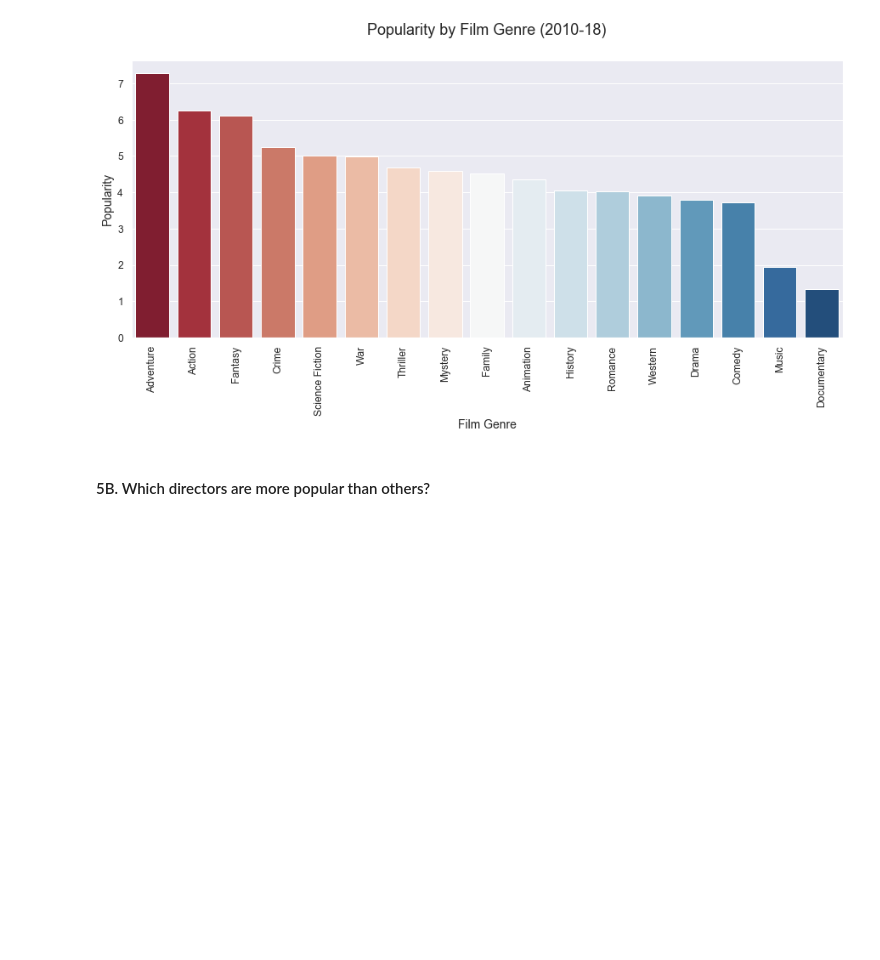
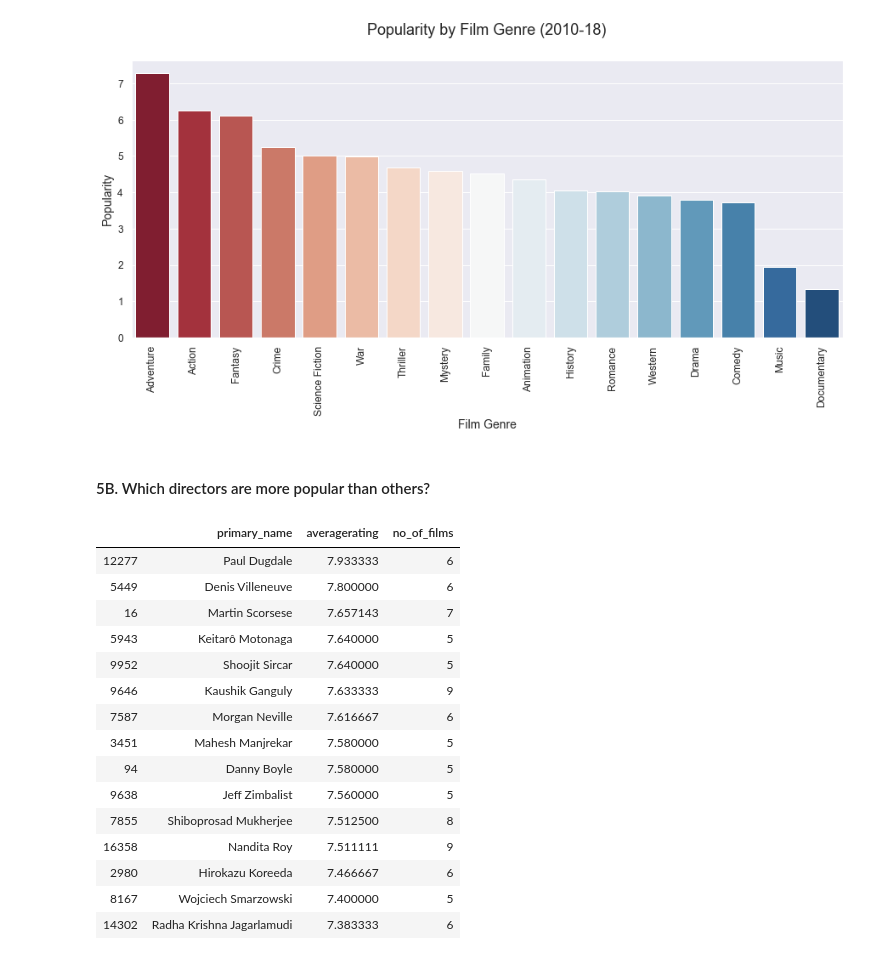
Before and after one commit to toopster/dsc-mod-1-project-v2-1-online-ds-sp-000, a Jupyter notebook: exploration.ipynb, the cells around one changed output. Cells and saved outputs as stored; diff of their text form; code cells hidden in the pictures; blank space fills up the shorter version.

```diff
--- a/exploration.ipynb
+++ b/exploration.ipynb
@@ -426,0 +394,71 @@ df_imdb_names = pd.read_csv('zippedData/imdb.name.basics.csv.gz', compression='g
+# %%
+# Importing the relevant data from IMDb
+df_imdb_basics = pd.read_csv('zippedData/imdb.title.basics.csv.gz', compression='gzip', header=0)
+df_imdb_ratings = pd.read_csv('zippedData/imdb.title.ratings.csv.gz', compression='gzip', header=0)
+df_imdb_principals = pd.read_csv('zippedData/imdb.title.principals.csv.gz', compression='gzip', header=0)
+df_imdb_names = pd.read_csv('zippedData/imdb.name.basics.csv.gz', compression='gzip', header=0)
+
+
+# Join the basics dataframe with ratings dataframe
+df_imdb_films  = df_imdb_basics.set_index('tconst').join(df_imdb_ratings.set_index('tconst'))
+
+
+# Merge the principals dataframe with names dataframe and filter for Directors only
+df_imdb_directors = pd.merge(df_imdb_principals, df_imdb_names, left_on='nconst', right_on='nconst', how='left')
+df_imdb_directors = df_imdb_directors[df_imdb_directors['category'] == 'director']
+
+
+# Remove all titles with no rating and that was released between 2010 and 2018 for consistency
+df_imdb_films = df_imdb_films[df_imdb_films['averagerating'].notna()]
+df_imdb_films = df_imdb_films[(df_imdb_films['start_year'] >= 2010) & (df_imdb_films['start_year'] <= 2018)]
+
+
+# Filter out all titles of less that 70 minutes in length and with at least 100 votes or more
+df_imdb_films = df_imdb_films[df_imdb_films['runtime_minutes'] >= 70]
+df_imdb_films = df_imdb_films[df_imdb_films['numvotes'] >= 100]
+
+
+# Merge the films dataframe with the directors dataframe
+df_imdb_top_directors = pd.merge(df_imdb_films, df_imdb_directors, left_on='tconst', right_on='tconst', how='left')
+
+
+# Filter out films with no director information and those directors that are no longer alive
+df_imdb_top_directors = df_imdb_top_directors[df_imdb_top_directors['category'].notna()]
+df_imdb_top_directors = df_imdb_top_directors[df_imdb_top_directors['death_year'].isna()]
+
+
+# Filter out the specific columns that we need to create the visualisation and find the mean average rating
+df_director_scores = df_imdb_top_directors[['nconst','primary_name','averagerating']].copy()
+df_director_scores = df_director_scores.groupby(['nconst', 'primary_name'])[['averagerating']].mean().reset_index()
+
+
+# Find the number of films that the director is credited for
+df_film_number = df_imdb_top_directors['nconst'].value_counts().rename_axis('nconst').reset_index(name='no_of_films')
+
+
+# Merge the number of films with the mean of the average rating
+df_top_directors = pd.merge(df_director_scores, df_film_number, left_on='nconst', right_on='nconst', how='left')
+df_top_directors.dropna(axis=0, inplace=True)
+
+# Filter the dataframe to only show directors who have directed 5 or more films and then sort by averagerating
+df_top_directors = df_top_directors[df_top_directors['no_of_films'] >= 5]
+df_top_directors.sort_values(['averagerating'], ascending=False, inplace=True)
+df_top_directors.drop(columns=['nconst'], inplace=True)
+df_top_directors.head(15)
+# %% [output]
+|  | primary_name | averagerating | no_of_films |
+| 12277 | Paul Dugdale | 7.933333 | 6 |
+| 5449 | Denis Villeneuve | 7.800000 | 6 |
+| 16 | Martin Scorsese | 7.657143 | 7 |
+| 5943 | Keitarô Motonaga | 7.640000 | 5 |
+| 9952 | Shoojit Sircar | 7.640000 | 5 |
+| 9646 | Kaushik Ganguly | 7.633333 | 9 |
+| 7587 | Morgan Neville | 7.616667 | 6 |
+| 3451 | Mahesh Manjrekar | 7.580000 | 5 |
+| 94 | Danny Boyle | 7.580000 | 5 |
+| 9638 | Jeff Zimbalist | 7.560000 | 5 |
+| 7855 | Shiboprosad Mukherjee | 7.512500 | 8 |
+| 16358 | Nandita Roy | 7.511111 | 9 |
+| 2980 | Hirokazu Koreeda | 7.466667 | 6 |
+| 8167 | Wojciech Smarzowski | 7.400000 | 5 |
+| 14302 | Radha Krishna Jagarlamudi | 7.383333 | 6 |
```
Also changed, not shown: parts of 9 cells of this notebook, 1 other file.
